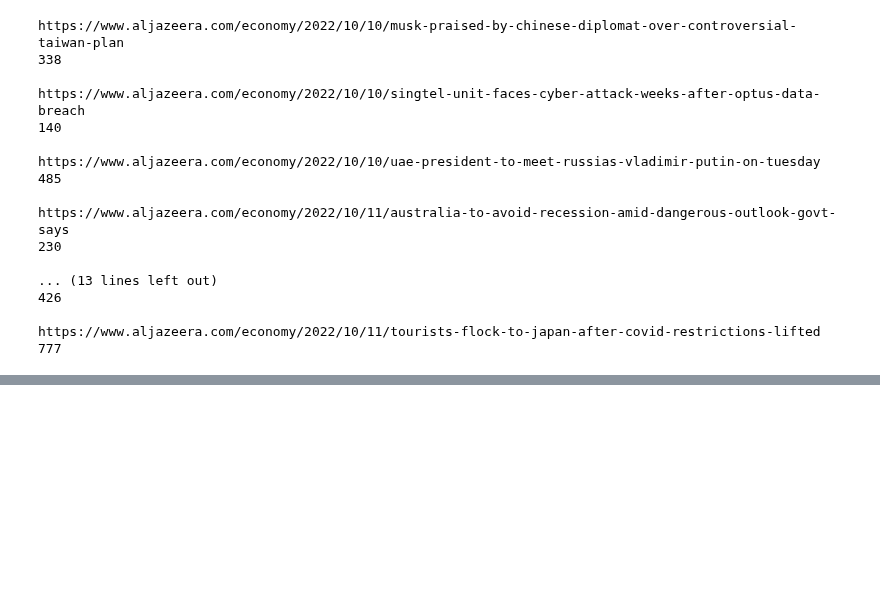
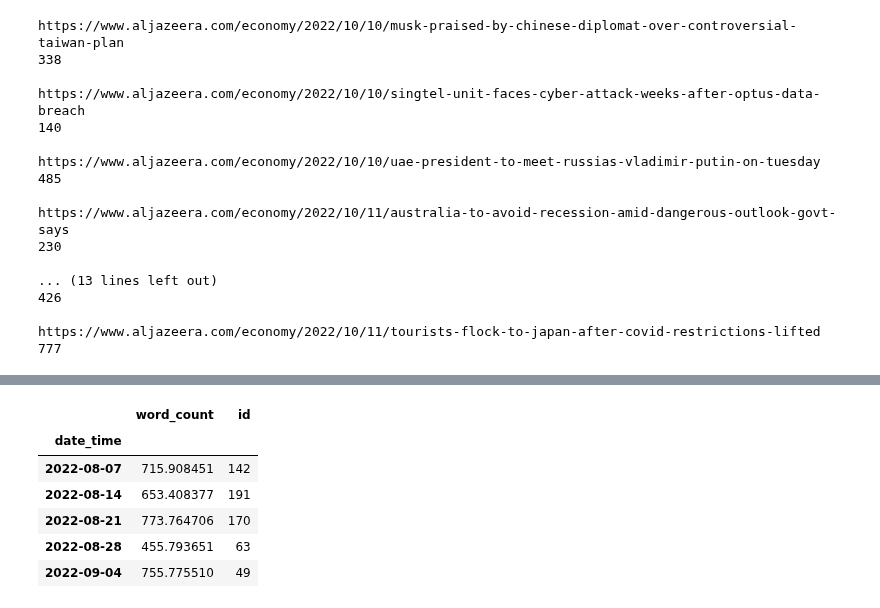
Before and after one commit to jelfes/AlJazeeraWebScraper, a Jupyter notebook: alpha_aljazeera.ipynb, the cells around one changed output, grey strips where cells are left out. Cells and saved outputs as stored; diff of their text form; code cells hidden in the pictures; blank space fills up the shorter version.

```diff
--- a/alpha_aljazeera.ipynb
+++ b/alpha_aljazeera.ipynb
@@ -221,0 +130,14 @@ aljazeera_urls
+# %%
+weekly_word_count = df2.groupby(pd.Grouper(key='date_time', freq='W')).mean("word_count")
+weekly_article_count = df2.groupby(pd.Grouper(key='date_time', freq='W')).id.count()
+weekly_stats = pd.merge(weekly_word_count, weekly_article_count, how="left", on="date_time")
+
+weekly_stats.head()
+# %% [output]
+|  | word_count | id |
+| date_time |  |  |
+| 2022-08-07 | 715.908451 | 142 |
+| 2022-08-14 | 653.408377 | 191 |
+| 2022-08-21 | 773.764706 | 170 |
+| 2022-08-28 | 455.793651 | 63 |
+| 2022-09-04 | 755.775510 | 49 |
```
Also changed, not shown: parts of 26 cells of this notebook.
